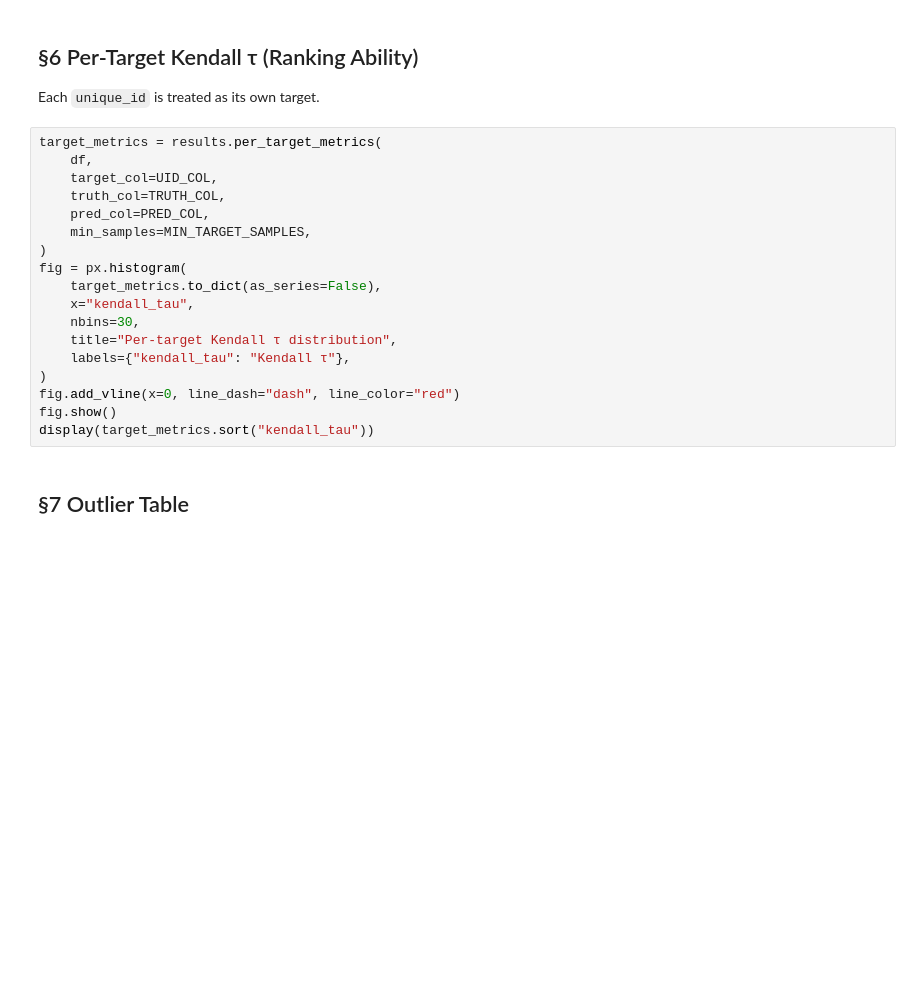
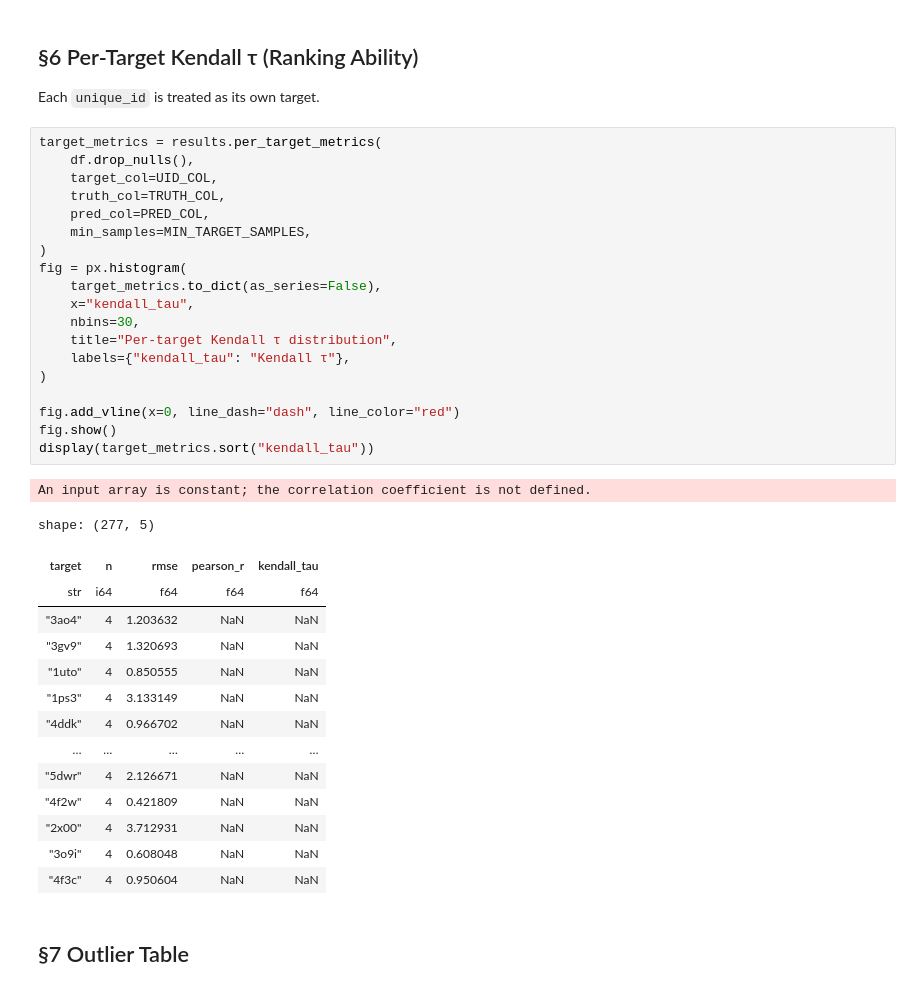
Before and after one commit to Kemuk/AEV-PLIG-VS, a Jupyter notebook: notebooks/results.ipynb, the cells around one changed output. Cells and saved outputs as stored; diff of their text form; blank space fills up the shorter version.

```diff
--- a/notebooks/results.ipynb
+++ b/notebooks/results.ipynb
@@ -295,22 +759,39 @@ else:
 Each `unique_id` is treated as its own target.
 # %%
 target_metrics = results.per_target_metrics(
-    df,
+    df.drop_nulls(),
     target_col=UID_COL,
     truth_col=TRUTH_COL,
     pred_col=PRED_COL,
     min_samples=MIN_TARGET_SAMPLES,
 )
 fig = px.histogram(
     target_metrics.to_dict(as_series=False),
     x="kendall_tau",
     nbins=30,
     title="Per-target Kendall τ distribution",
     labels={"kendall_tau": "Kendall τ"},
 )
+
 fig.add_vline(x=0, line_dash="dash", line_color="red")
 fig.show()
 display(target_metrics.sort("kendall_tau"))
+# %% [output]
+An input array is constant; the correlation coefficient is not defined.
+shape: (277, 5)
+| target | n | rmse | pearson_r | kendall_tau |
+| str | i64 | f64 | f64 | f64 |
+| "3ao4" | 4 | 1.203632 | NaN | NaN |
+| "3gv9" | 4 | 1.320693 | NaN | NaN |
+| "1uto" | 4 | 0.850555 | NaN | NaN |
+| "1ps3" | 4 | 3.133149 | NaN | NaN |
+| "4ddk" | 4 | 0.966702 | NaN | NaN |
+| … | … | … | … | … |
+| "5dwr" | 4 | 2.126671 | NaN | NaN |
+| "4f2w" | 4 | 0.421809 | NaN | NaN |
+| "2x00" | 4 | 3.712931 | NaN | NaN |
+| "3o9i" | 4 | 0.608048 | NaN | NaN |
+| "4f3c" | 4 | 0.950604 | NaN | NaN |
 # %% [markdown]
 ## §7 Outlier Table
 # %%
```
Also changed, not shown: parts of 13 cells of this notebook.
